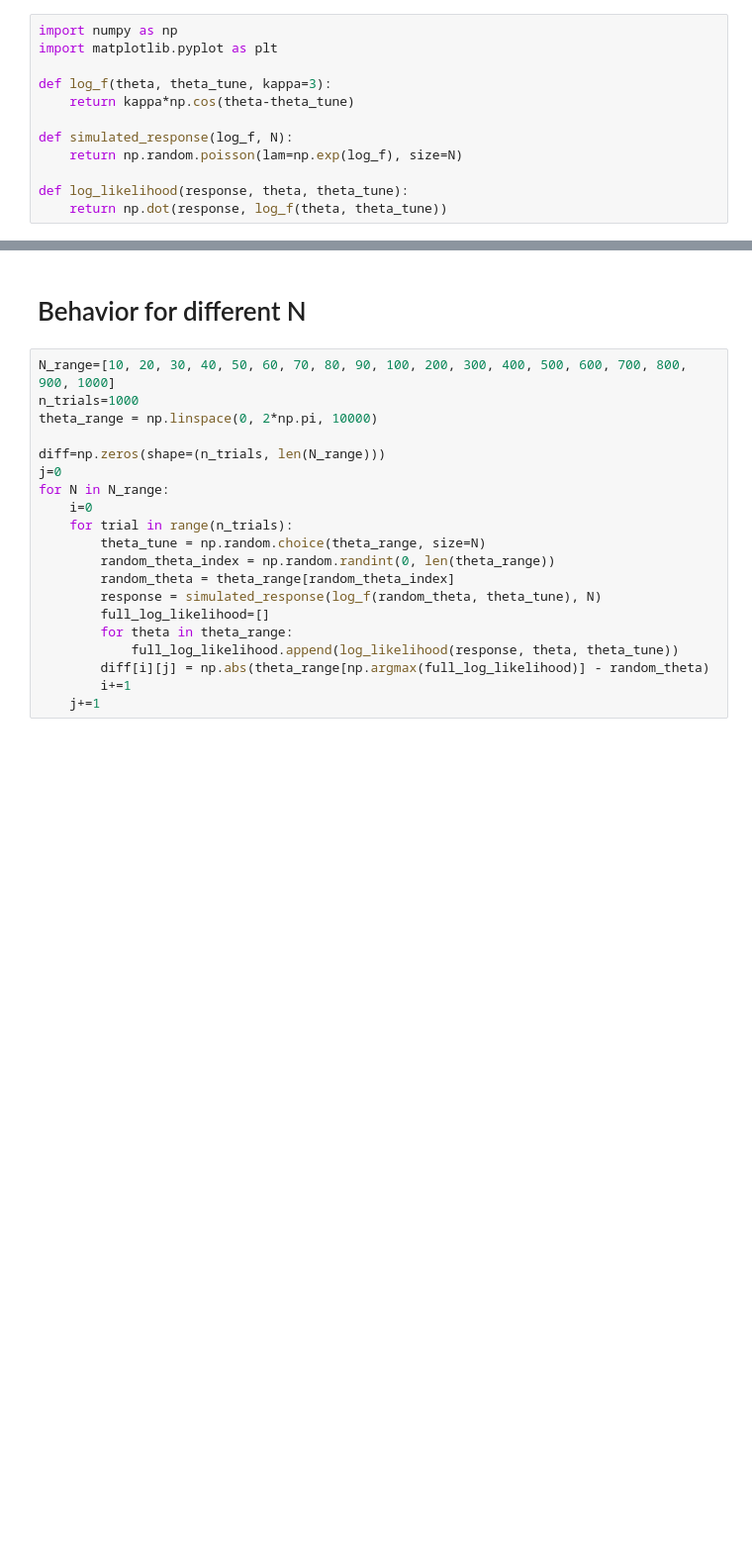
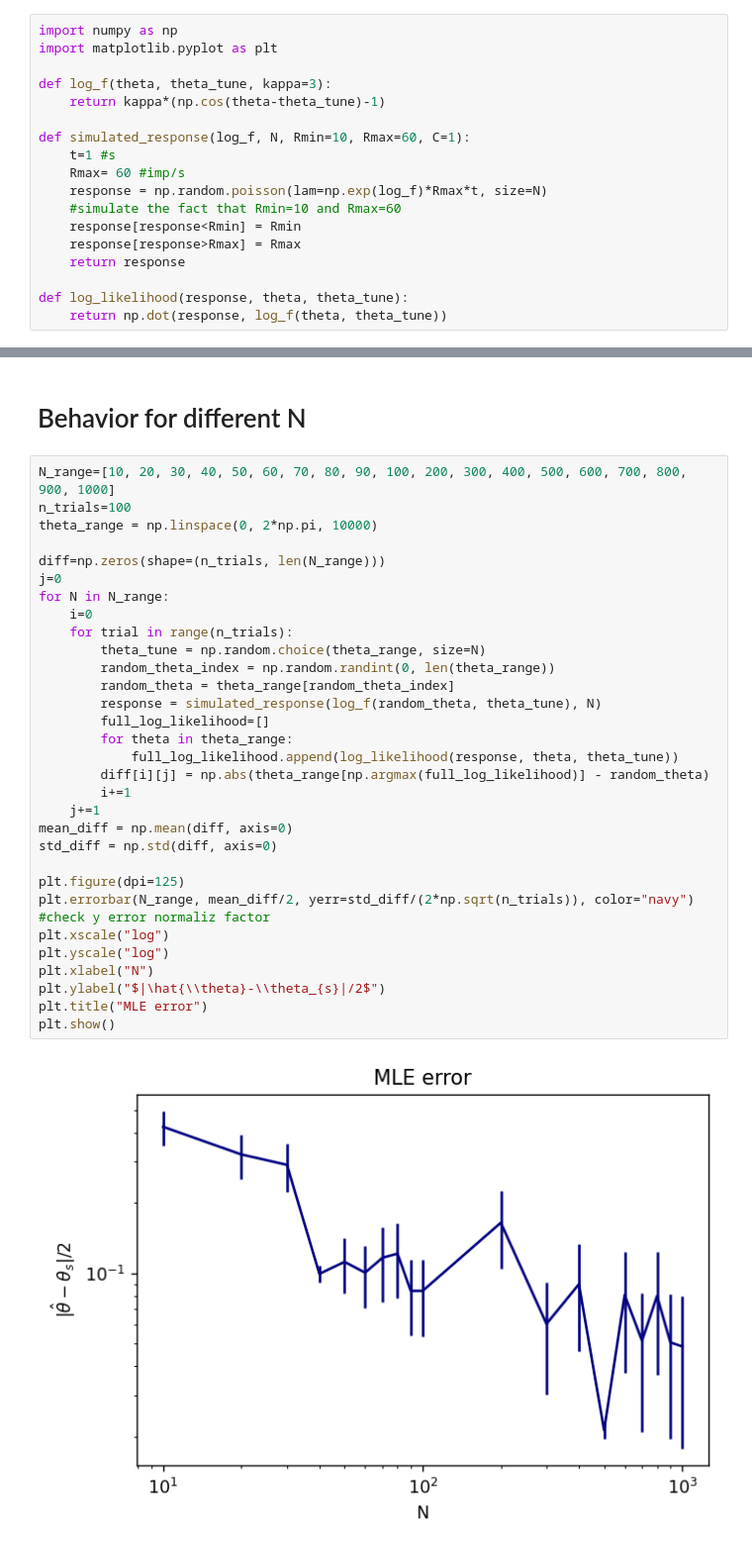
Before and after one commit to aGiorlandino/Theoretical_Neuroscience_ENS, a Jupyter notebook: Likelihood_estimator.ipynb, the cells around one changed output, grey strips where cells are left out. Shown: that part at 99% size. Cells and saved outputs as stored; diff of their text form; blank space fills up the shorter version.

```diff
--- a/Likelihood_estimator.ipynb
+++ b/Likelihood_estimator.ipynb
@@ -3,10 +3,16 @@ import numpy as np
 import matplotlib.pyplot as plt
 
 def log_f(theta, theta_tune, kappa=3):
-    return kappa*np.cos(theta-theta_tune)
+    return kappa*(np.cos(theta-theta_tune)-1)
 
-def simulated_response(log_f, N):
-    return np.random.poisson(lam=np.exp(log_f), size=N)
+def simulated_response(log_f, N, Rmin=10, Rmax=60, C=1):
+    t=1 #s
+    Rmax= 60 #imp/s
+    response = np.random.poisson(lam=np.exp(log_f)*Rmax*t, size=N)
+    #simulate the fact that Rmin=10 and Rmax=60
+    response[response<Rmin] = Rmin
+    response[response>Rmax] = Rmax
+    return response
 
 def log_likelihood(response, theta, theta_tune):
     return np.dot(response, log_f(theta, theta_tune))
@@ -47,21 +53,35 @@ plt.grid()
 # Behavior for different N
 # %%
 N_range=[10, 20, 30, 40, 50, 60, 70, 80, 90, 100, 200, 300, 400, 500, 600, 700, 800, 900, 1000]
-n_trials=1000
+n_trials=100
 theta_range = np.linspace(0, 2*np.pi, 10000)
 
 diff=np.zeros(shape=(n_trials, len(N_range)))
 j=0
 for N in N_range:
     i=0
     for trial in range(n_trials):
         theta_tune = np.random.choice(theta_range, size=N)
         random_theta_index = np.random.randint(0, len(theta_range))
         random_theta = theta_range[random_theta_index]
         response = simulated_response(log_f(random_theta, theta_tune), N)
         full_log_likelihood=[]
         for theta in theta_range:
             full_log_likelihood.append(log_likelihood(response, theta, theta_tune))
         diff[i][j] = np.abs(theta_range[np.argmax(full_log_likelihood)] - random_theta)
         i+=1
     j+=1
+mean_diff = np.mean(diff, axis=0)
+std_diff = np.std(diff, axis=0)
+
+plt.figure(dpi=125)
+plt.errorbar(N_range, mean_diff/2, yerr=std_diff/(2*np.sqrt(n_trials)), color="navy")
+#check y error normaliz factor
+plt.xscale("log")
+plt.yscale("log")
+plt.xlabel("N")
+plt.ylabel("$|\hat{\\theta}-\\theta_{s}|/2$")
+plt.title("MLE error")
+plt.show()
+# %% [output]
+[figure, added]
```
Also changed, not shown: parts of 11 cells of this notebook.
